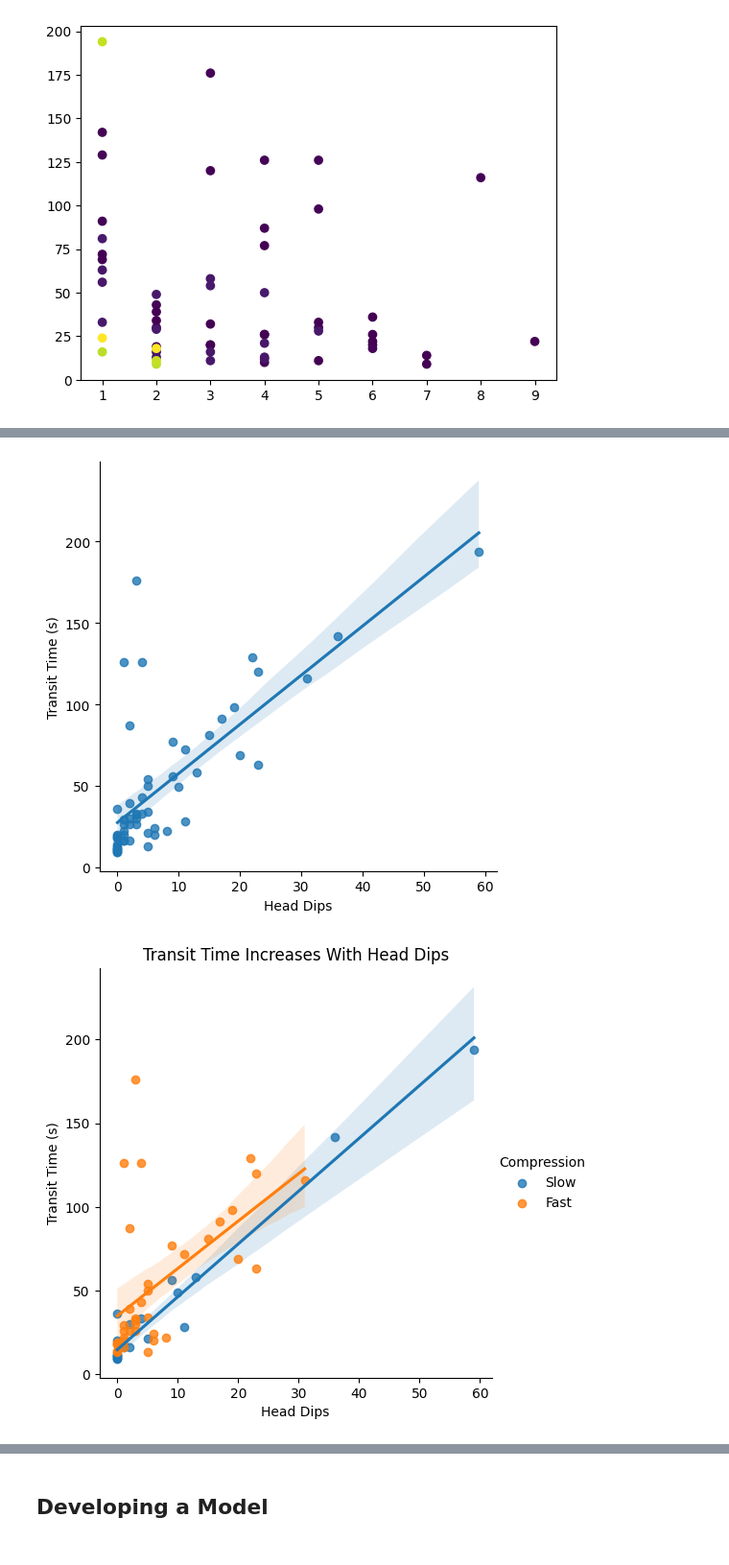
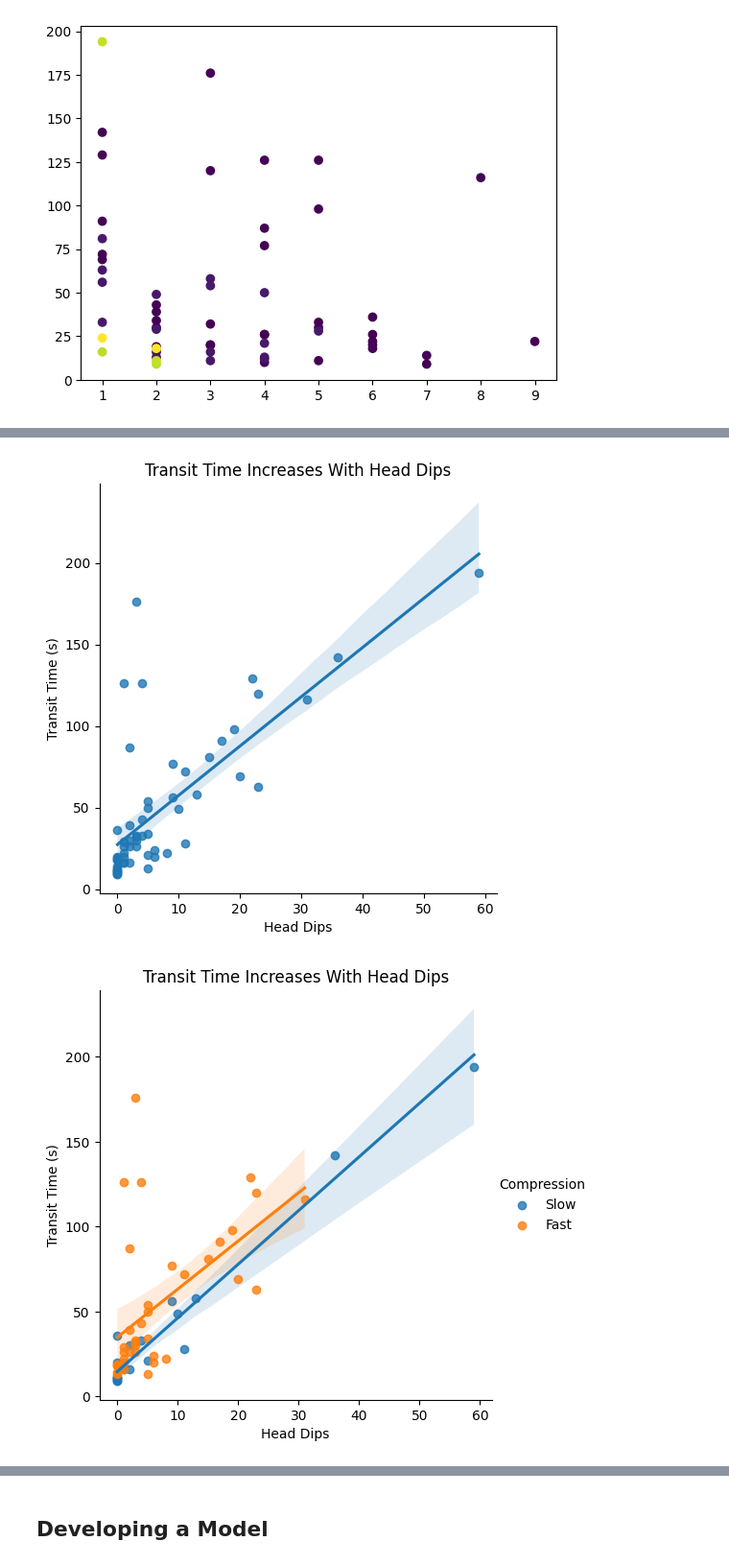
Before and after one commit to milliehuang2022/Chronic-Spinal-Cord-Injury, a Jupyter notebook: mouse_plank.ipynb, the cells around one changed output, grey strips where cells are left out. Shown at 96% size. Saved outputs shown, nothing was run; the diff lists cells and outputs as text; code cells hidden in the pictures.

```diff
--- a/mouse_plank.ipynb
+++ b/mouse_plank.ipynb
@@ -146,10 +161,11 @@ plt.show()
 # %%
 sns.lmplot(x = "Head Dips", y="Transit Time (s)", data=mouse_plank)
+plt.title("Transit Time Increases With Head Dips")
 sns.lmplot(x = "Head Dips", y="Transit Time (s)", hue = "Compression", data=mouse_plank)
 plt.title("Transit Time Increases With Head Dips")
 plt.show()
 # %% [output]
-[figure, old version]
+[figure, new version]
-[figure, old version]
+[figure, new version]
 # %%
 sns.lmplot(x = "Head Dips", y="Footfall Errors", data=mouse_plank)
```
Also changed, not shown: parts of 14 cells of this notebook.
